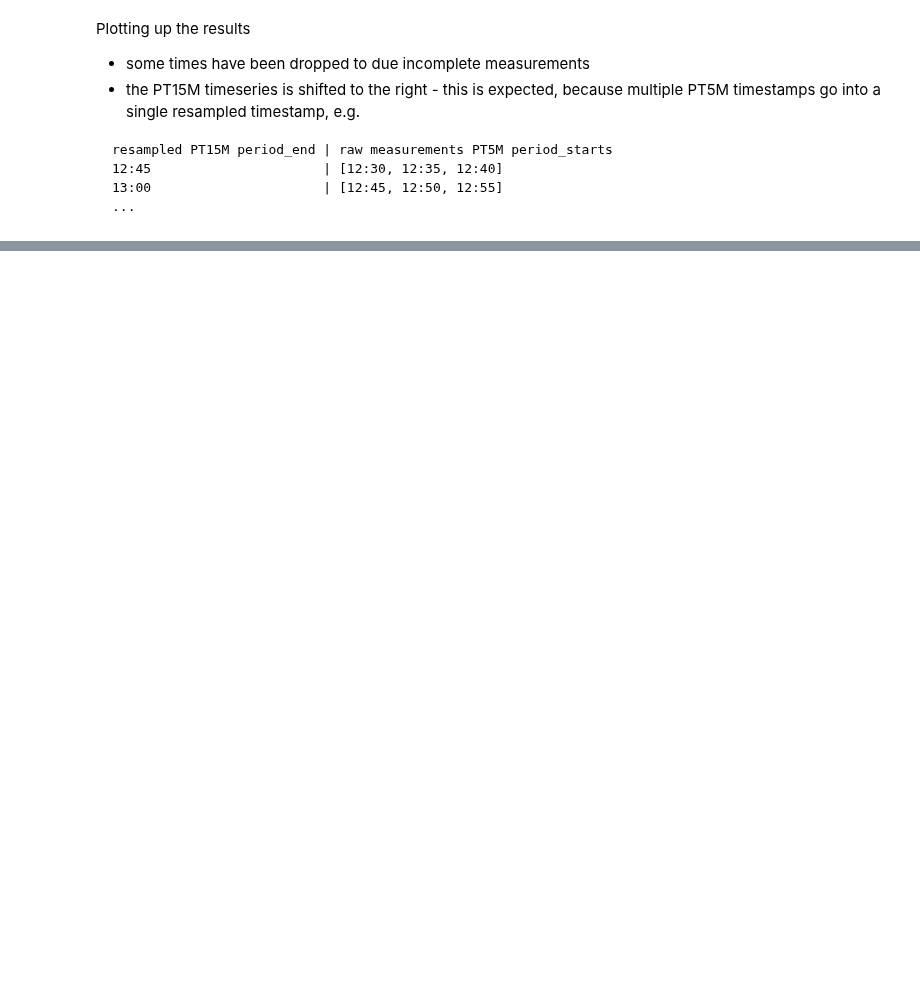
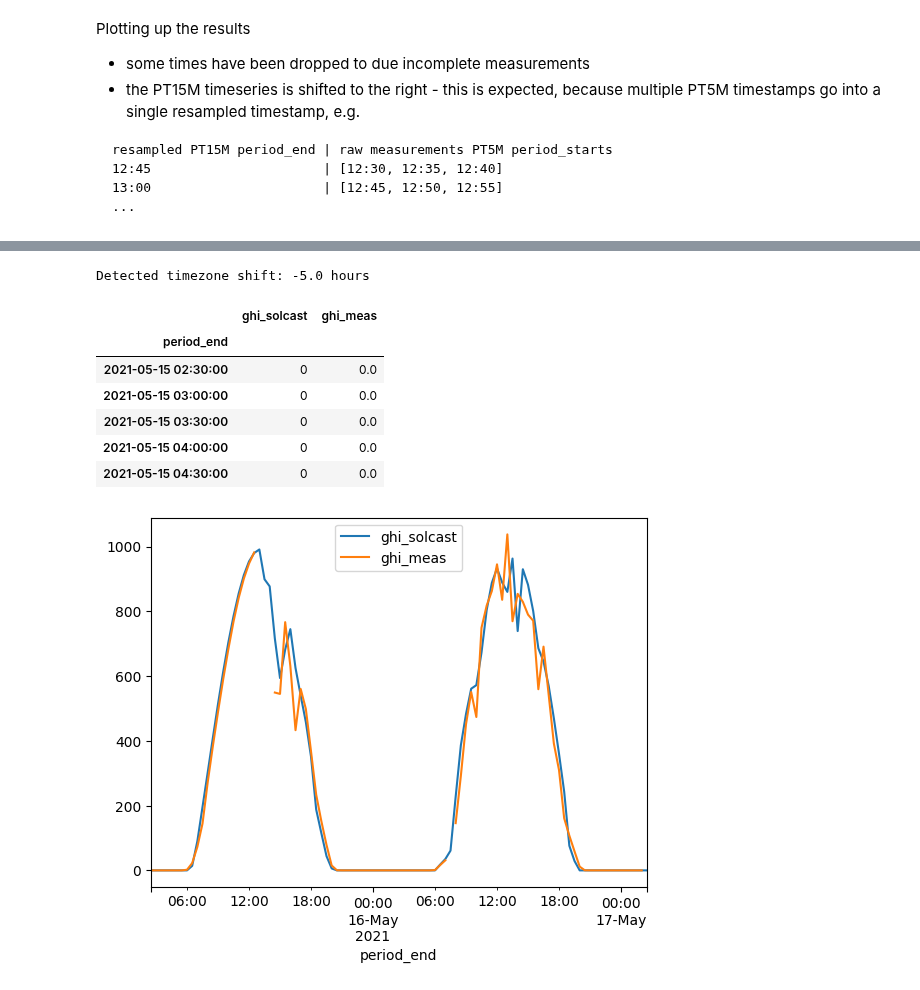
Before and after one commit to Solcast/solcast-api-python-sdk, a Jupyter notebook: docs/notebooks/3.1 Comparing to Measurements - Timezone and Time Period alignment.ipynb, the cells around one changed output, grey strips where cells are left out. Drawn from its saved outputs; the diff is of its cells as text; code cells hidden in the pictures; blank space fills up the shorter version.

```diff
--- a/docs/notebooks/3.1 Comparing to Measurements - Timezone and Time Period alignment.ipynb
+++ b/docs/notebooks/3.1 Comparing to Measurements - Timezone and Time Period alignment.ipynb
@@ -117,0 +116,45 @@ Here we detect the timezone of the measurements, and shift the Solcast Data to m
+# %%
+def detect_timezone_shift(ghi_to_be_shifted: pd.Series, target_ghi: pd.Series) -> float:
+    """Computes the necessary timezone shift to best match the supplied ghi timeseries.
+
+    Here we shift the timeseries by 15min each time,
+    and pick the shift that gives the lowest error.
+    This works quite well because of the day/night signature
+    in the timeseries, so even a moderate amount of corrupt
+    data will generally not break this check.
+
+    However, there are certaintly pathological corrupt measurements
+    that would cause this timezone shift detection to fail - use with caution!
+
+    """
+    src = ghi_to_be_shifted.copy()
+    errors = {}
+    for shift in np.arange(-13, 13.25, 0.25):
+        shifted = src.copy()
+        shifted.index = shifted.index + pd.Timedelta(hours=shift)
+        errors[shift] = (shifted - target_ghi).abs().mean()
+    errors = pd.Series(errors)
+    return errors.idxmin()
+
+
+tz = detect_timezone_shift(solcast["ghi"], meas_resampled["ghi"])
+print(f"Detected timezone shift: {tz} hours")
+
+# create a combined Solcast + Measurements DataFrame
+df = solcast.copy()
+df.index = df.index + pd.Timedelta(hours=tz)
+df = df.add_suffix("_solcast").join(meas_resampled.add_suffix("_meas"))
+df = df.loc[meas_resampled.index]
+
+df.plot()
+display(df.head())
+# %% [output]
+Detected timezone shift: -5.0 hours
+|  | ghi_solcast | ghi_meas |
+| period_end |  |  |
+| 2021-05-15 02:30:00 | 0 | 0.0 |
+| 2021-05-15 03:00:00 | 0 | 0.0 |
+| 2021-05-15 03:30:00 | 0 | 0.0 |
+| 2021-05-15 04:00:00 | 0 | 0.0 |
+| 2021-05-15 04:30:00 | 0 | 0.0 |
+[figure, added]
```
Also changed, not shown: parts of 11 cells of this notebook, 2 other files.
